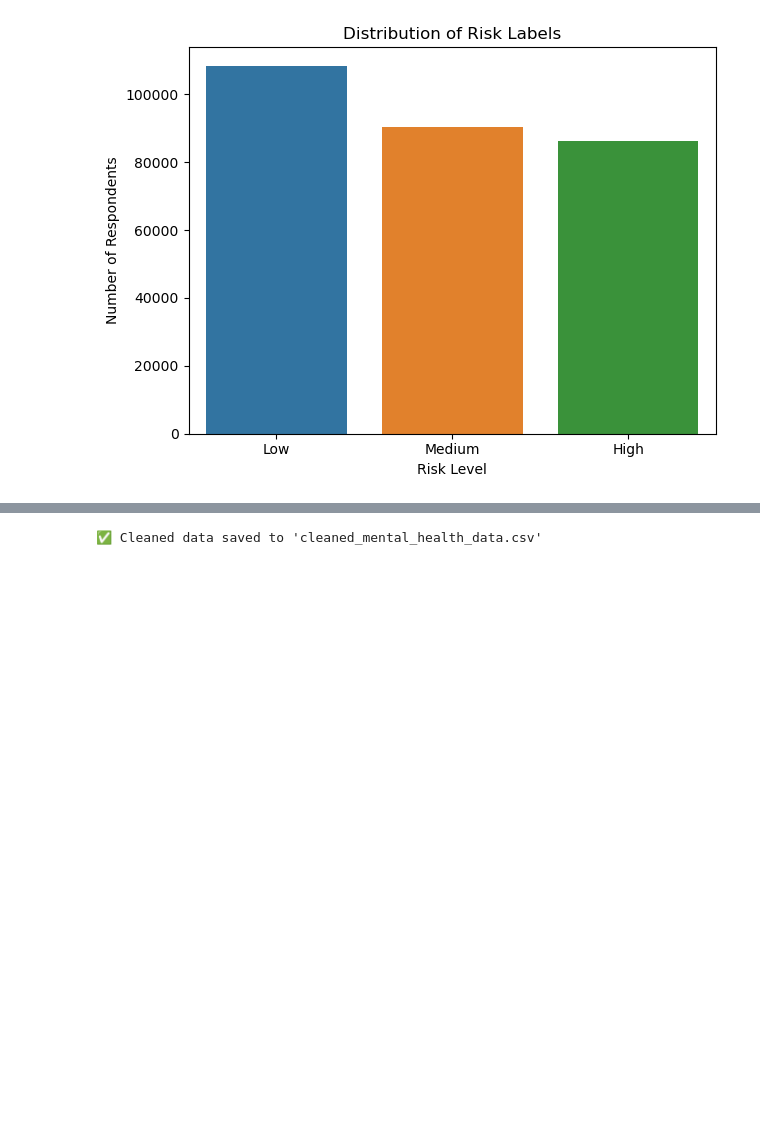
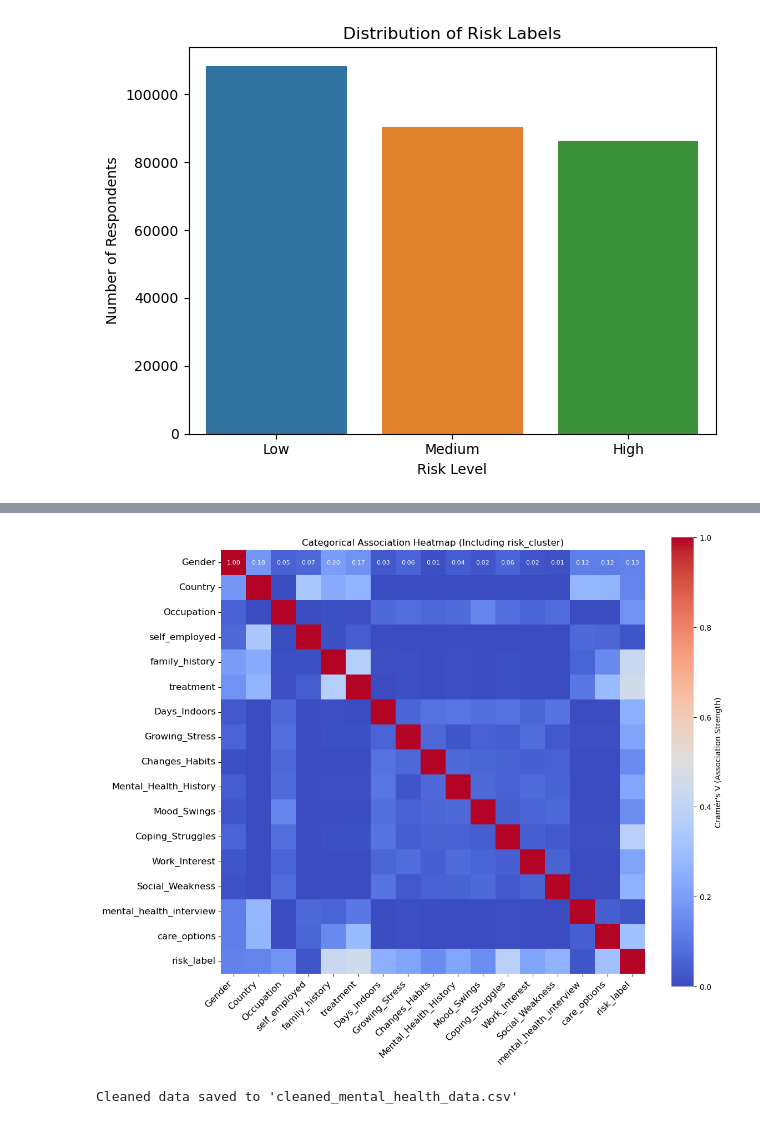
Before and after one commit to oxayavongsa/aai-590-capstone-mental-health, a Jupyter notebook: clean-eda.ipynb, the cells around one changed output, grey strips where cells are left out. Drawn from its saved outputs; the diff is of its cells as text; code cells hidden in the pictures; blank space fills up the shorter version.

Commit message:
EDA complete
shows the correlation for the new risk_label that was created and showed the heatmap for the correlation with it. Saved the CSV with it as well.

```diff
--- a/clean-eda.ipynb
+++ b/clean-eda.ipynb
@@ -610,3 +610,6 @@ plt.tight_layout()
 plt.show()
 # %% [output]
 [figure]
+# %%
+df.drop(columns=['risk_cluster'], inplace=True)  # Drop the cluster column
+df.head()
@@ -613,7 +623,38 @@ plt.show()
+# %%
+df['risk_label'] = df['risk_label'].astype('category')
+
+
+cat_cols = [col for col in df.columns if str(df[col].dtype) == 'category']
+
+assoc_matrix = pd.DataFrame(np.eye(len(cat_cols)), index=cat_cols, columns=cat_cols)
+for i, col1 in enumerate(cat_cols):
+    for j, col2 in enumerate(cat_cols):
+        if i < j:
+            v = cramers_v(df[col1], df[col2])
+            assoc_matrix.loc[col1, col2] = v
+            assoc_matrix.loc[col2, col1] = v
+
+plt.figure(figsize=(12, 10))
+sns.heatmap(
+    assoc_matrix,
+    annot=True,
+    fmt=".2f",
+    cmap='coolwarm',
+    square=True,
+    annot_kws={"size": 8},
+    cbar_kws={'label': "Cramér's V (Association Strength)"}
+)
+plt.title("Categorical Association Heatmap (Including risk_cluster)")
+plt.xticks(fontsize=12, rotation=45, ha='right')
+plt.yticks(fontsize=12, rotation=0)
+plt.tight_layout()
+plt.show()
+# %% [output]
+[figure, added]
 # %%
-# # Saving the cleaned DataFrame
-# # Save cleaned dataset to CSV
-# df.to_csv("cleaned_mental_health_data.csv", index=False)
-# print("✅ Cleaned data saved to 'cleaned_mental_health_data.csv'")
+# Saving the cleaned DataFrame
+# Save cleaned dataset to CSV
+df.to_csv("target_health_data.csv", index=False)
+print("Cleaned data saved to 'cleaned_mental_health_data.csv'")
 # %% [output]
-✅ Cleaned data saved to 'cleaned_mental_health_data.csv'
+Cleaned data saved to 'cleaned_mental_health_data.csv'
```
Also changed, not shown: parts of 1 cell of this notebook, 1 other file.
